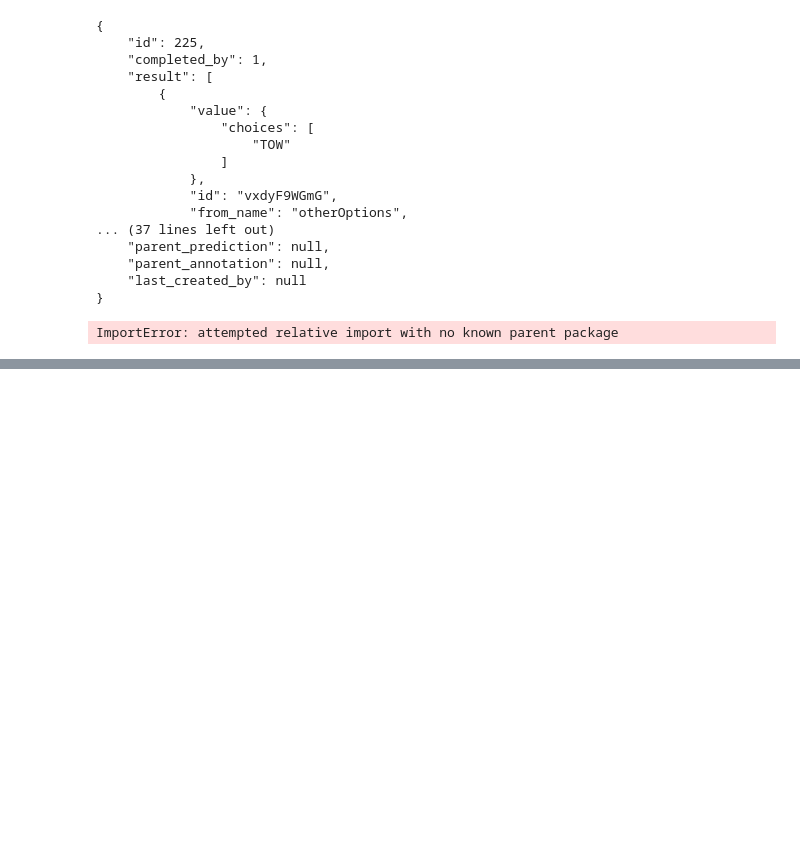
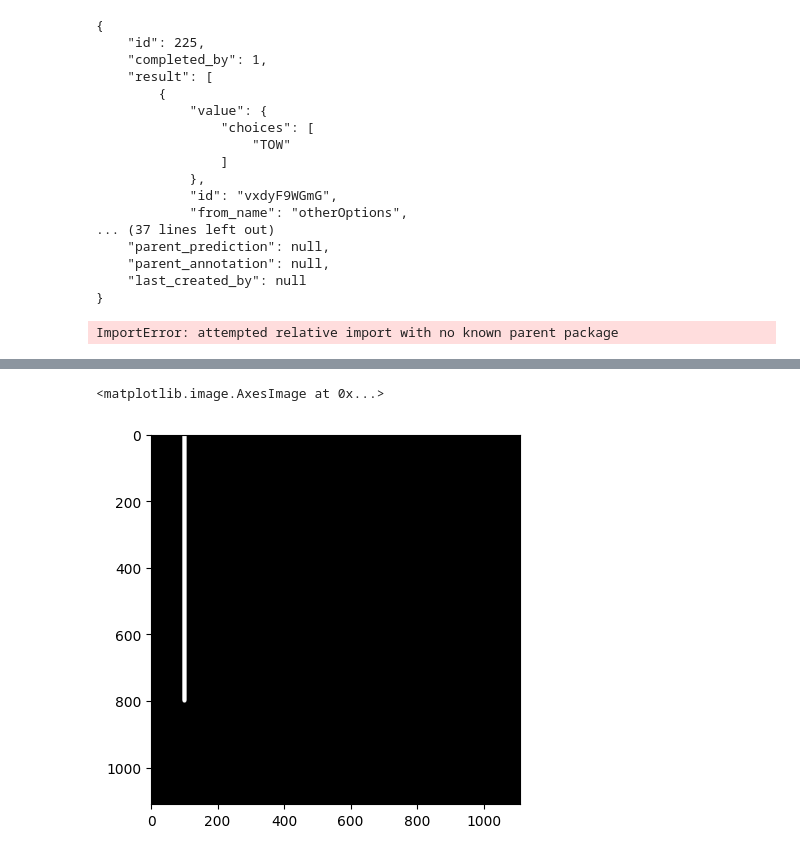
Before and after one commit to EvgheniiBeriozchin/watermark-detection, a Jupyter notebook: playground/Playground.ipynb, the cells around one changed output, grey strips where cells are left out. Drawn from its saved outputs; the diff is of its cells as text; code cells hidden in the pictures; blank space fills up the shorter version.

```diff
--- a/playground/Playground.ipynb
+++ b/playground/Playground.ipynb
@@ -137,0 +157,7 @@ ImportError: attempted relative import with no known parent package
+# %%
+empty_image = np.zeros(image.shape, np.uint8)
+line_image = cv2.line(empty_image, (100,0), (100, 800), (255), 12)
+plt.imshow(line_image, cmap='gray', vmin=0, vmax=255)
+# %% [output]
+<matplotlib.image.AxesImage at 0x...>
+[figure, added]
```
Also changed, not shown: parts of 8 cells of this notebook, 1 other file.
